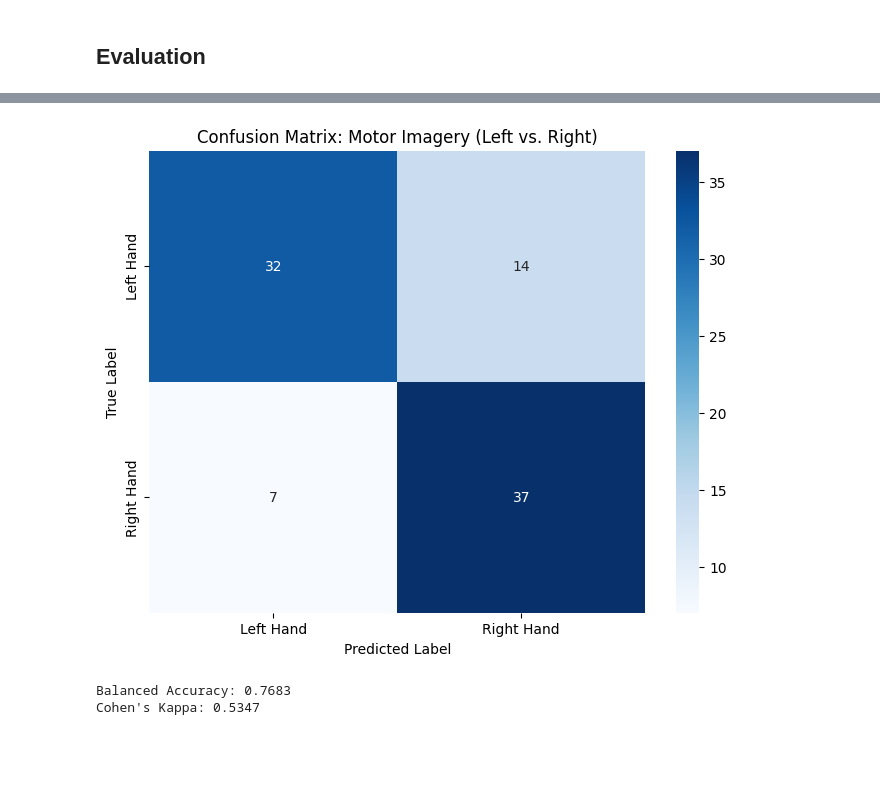
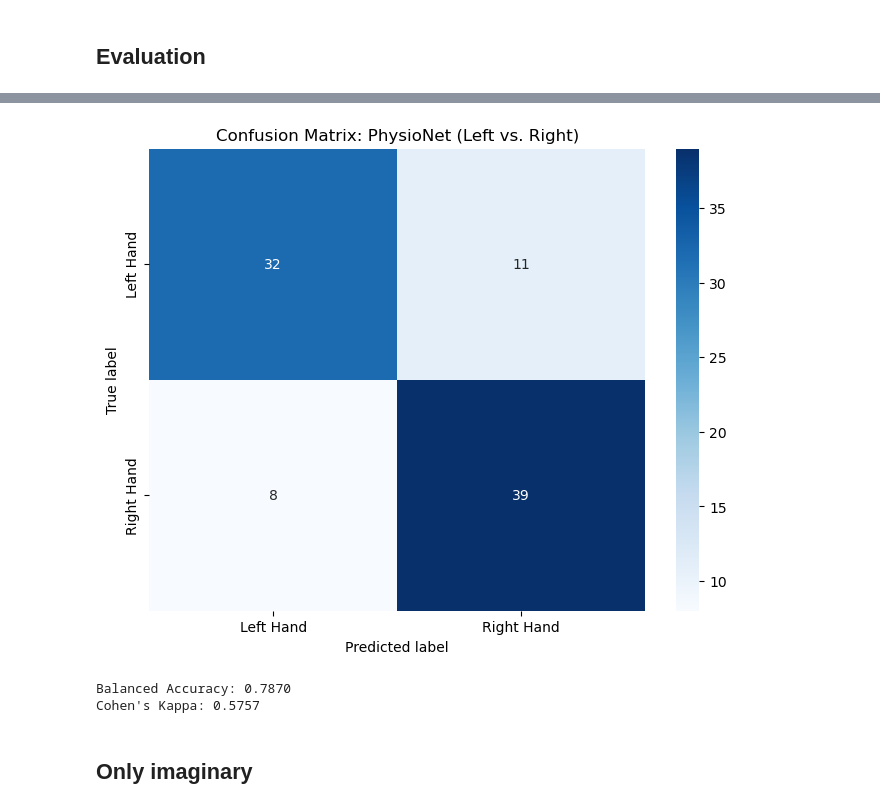
Before and after one commit to SimonKerner/neuro-eeg, a Jupyter notebook: NeuroGPT_PhysioNet.ipynb, the cells around one changed output, grey strips where cells are left out. Cells and saved outputs as stored; diff of their text form; code cells hidden in the pictures; blank space fills up the shorter version.

```diff
--- a/NeuroGPT_PhysioNet.ipynb
+++ b/NeuroGPT_PhysioNet.ipynb
@@ -325,7 +348,7 @@ import numpy as np
 import torch
 import os
 import sys
-sys.path.insert(0,os.path.join(python_imports,'NeuroGPT_mini/') )
+sys.path.insert(0,os.path.join('NeuroGPT_mini/') )
 from sklearn.metrics import balanced_accuracy_score, cohen_kappa_score, f1_score
 import random
 import json
@@ -340,7 +363,7 @@ from trainer.base import Trainer
 from decoder.unembedder import make_unembedder
 import pandas as pd
 from typing import Dict
-with open(os.path.join(python_imports,"NeuroGPT_mini/config.json"), "r", encoding="utf-8") as f:
+with open(os.path.join("NeuroGPT_mini/config.json"), "r", encoding="utf-8") as f:
     config = json.load(f)
 
 
@@ -351,8 +374,8 @@ To enable the following instructions: AVX2 AVX512F FMA, in other operations, reb
 # %%
 
 config_path = {"dst_data_path" : os.path.join(python_imports, "bciiv2a_eeg_npz/"),
-         "pretrained_model" : os.path.join(python_imports, "NeuroGPT_mini/pytorch_model.bin"),
-         "log_dir" :os.path.join(python_imports,"training_logs/")}
+         "pretrained_model" : os.path.join("NeuroGPT_mini/pytorch_model.bin"),
+         "log_dir" :os.path.join("training_logs/")}
 # %%
 class Model(torch.nn.Module):
     """
@@ -701,23 +744,23 @@ Loading pretrained model from /home/jovyan/shared/DLN-2025W/notebook-eeg/Lab_GPT
 # %%
-trainer_config = config
+trainer_config_PT_FT = config
 
 # Some important paramerter to build up the training stategy
 
-trainer_config['model_init'] = make_model # Function used to instanciate a model
-trainer_config['run_name'] = 'Finetunning_1' # Name of the run to save logs in a directory
-trainer_config['train_dataset'] = train_dataset
-trainer_config['validation_dataset'] = test_dataset_EEG
-trainer_config['output_dir'] = os.path.join(config_path['log_dir'], trainer_config['run_name']) # Where to save training logs
+trainer_config_PT_FT['model_init'] = make_model # Function used to instanciate a model
+trainer_config_PT_FT['run_name'] = 'Finetunning_PTFT' # Name of the run to save logs in a directory
+trainer_config_PT_FT['train_dataset'] = train_dataset
+trainer_config_PT_FT['validation_dataset'] = val_dataset
+trainer_config_PT_FT['output_dir'] = os.path.join(config_path['log_dir'], trainer_config_PT_FT['run_name']) # Where to save training logs
 
-trainer_config['training_steps'] = 3000 # Number of training steps
-trainer_config['validation_steps'] = 500 # Number of validation steps
+trainer_config_PT_FT['training_steps'] = 3000 # Number of training steps
+trainer_config_PT_FT['validation_steps'] = 500 # Number of validation steps
 # Whether to freeze the encoder (True = no training on encoder parameters)
-trainer_config['model_save_steps'] = config["training_steps"]*2
-trainer_config['log_every_n_steps'] = 1000
-trainer_config['eval_every_n_steps'] = 500
-trainer_config['warmup_ratio'] = 0.01
-trainer_config['optim'] = "adamw_torch"
+trainer_config_PT_FT['model_save_steps'] = config["training_steps"]*2
+trainer_config_PT_FT['log_every_n_steps'] = 1000
+trainer_config_PT_FT['eval_every_n_steps'] = 500
+trainer_config_PT_FT['warmup_ratio'] = 0.1
+trainer_config_PT_FT['optim'] = "adamw_torch"
 # %%
-trainer = make_trainer(model_init=lambda: make_model(model_config), config = trainer_config)
+trainer = make_trainer(model_init=lambda: make_model(model_config_PT_FT), config = trainer_config_PT_FT)
 # %% [output]
 FC Layer for Classification created.
@@ -786,31 +832,33 @@ print(get_performance_from_trainer(trainer, test_dataset_EEG))
 # %%
 import matplotlib.pyplot as plt
 import seaborn as sns
 import numpy as np
 
 # 1. Get metrics from your existing function
 metrics = get_performance_from_trainer(trainer, test_dataset_EEG)
 cm = metrics['Confusion Matrix']
 
 # 2. Define the class labels (since you filtered for Left/Right only)
 class_names = ['Left Hand', 'Right Hand']
 
 # 3. Plotting
 plt.figure(figsize=(8, 6))
 sns.heatmap(cm, annot=True, fmt='d', cmap='Blues',
             xticklabels=class_names,
             yticklabels=class_names)
 
-plt.title('Confusion Matrix: Motor Imagery (Left vs. Right)')
-plt.ylabel('True Label')
-plt.xlabel('Predicted Label')
+plt.title('Confusion Matrix: PhysioNet (Left vs. Right)')
+plt.ylabel('True label')
+plt.xlabel('Predicted label')
 plt.show()
 
 # Print the other metrics for context
 print(f"Balanced Accuracy: {metrics['Balanced Accuracy']:.4f}")
 print(f"Cohen's Kappa: {metrics['Cohen s Kappa']:.4f}")
 # %% [output]
 [interactive output not drawn]
-[figure, old version]
+[figure, new version]
-Balanced Accuracy: 0.7683
-Cohen's Kappa: 0.5347
+Balanced Accuracy: 0.7870
+Cohen's Kappa: 0.5757
+# %% [markdown]
+## Only imaginary
```
Also changed, not shown: parts of 36 cells of this notebook, 7 other files.
